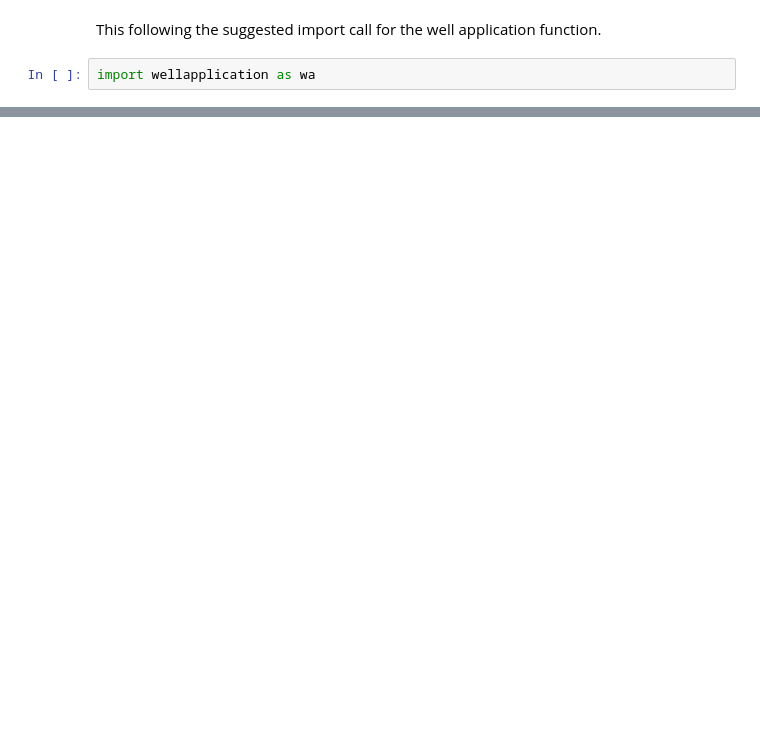
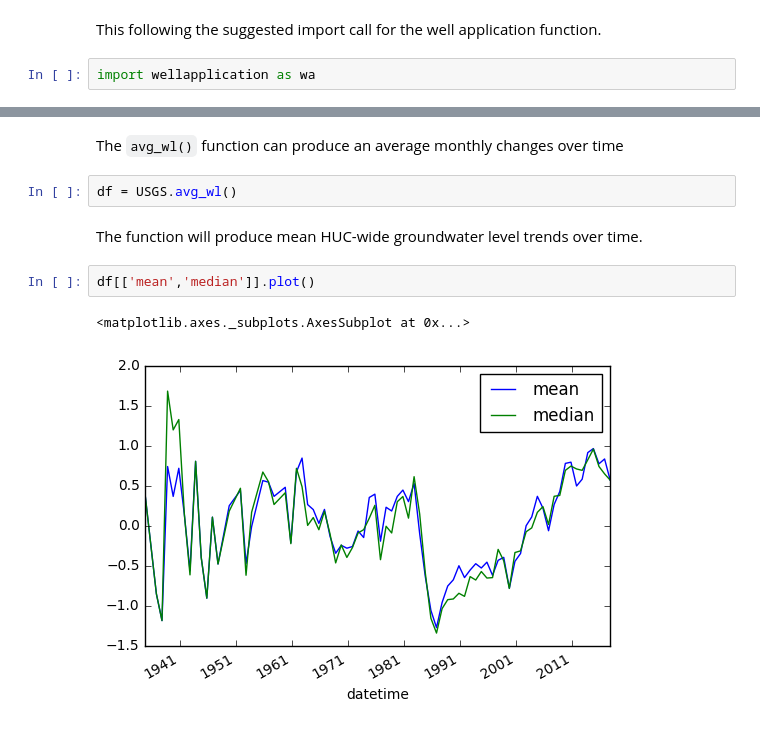
Before and after one commit to utah-geological-survey/WellApplication, a Jupyter notebook: docs/USGS_Interpolate.ipynb, the cells around one changed output, grey strips where cells are left out. Cells and saved outputs as stored; diff of their text form; blank space fills up the shorter version.

```diff
--- a/docs/USGS_Interpolate.ipynb
+++ b/docs/USGS_Interpolate.ipynb
@@ -111,0 +107,11 @@ USGS.HUCplot(HUClist) #cedar city valley
+# %% [markdown]
+The `avg_wl()` function can produce an average monthly changes over time
+# %%
+df = USGS.avg_wl()
+# %% [markdown]
+The function will produce mean HUC-wide groundwater level trends over time.
+# %%
+df[['mean','median']].plot()
+# %% [output]
+<matplotlib.axes._subplots.AxesSubplot at 0x...>
+[figure, added]
```
Also changed, not shown: parts of 41 cells of this notebook, 3 other files.
